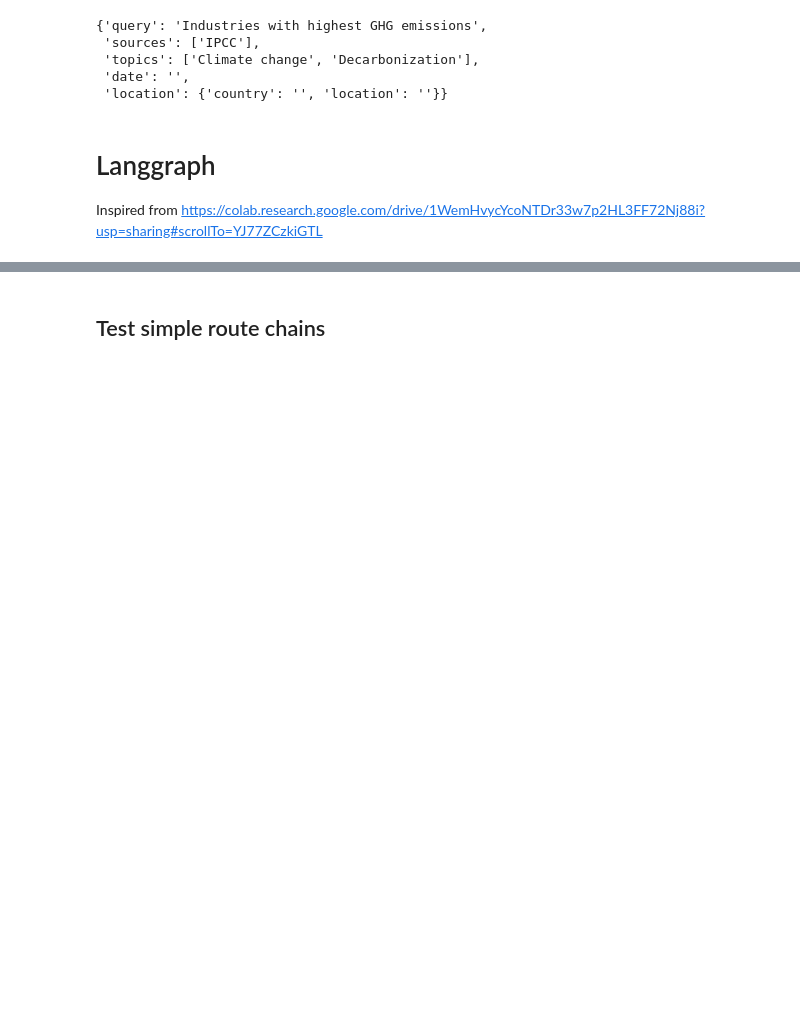
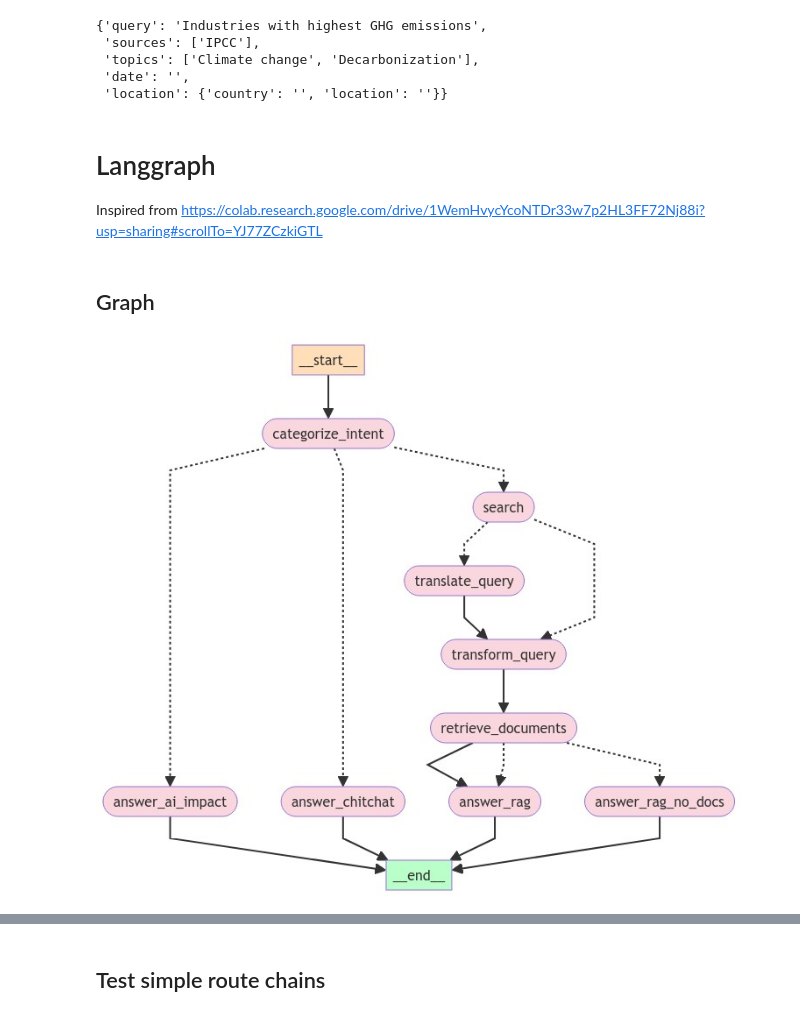
Before and after one commit to dorabijvoet/climate-question-answering, a Jupyter notebook: sandbox/20240310 - CQA - Semantic Routing 1.ipynb, the cells around one changed output, grey strips where cells are left out. Saved outputs shown, nothing was run; the diff lists cells and outputs as text; code cells hidden in the pictures; blank space fills up the shorter version.

```diff
--- a/sandbox/20240310 - CQA - Semantic Routing 1.ipynb
+++ b/sandbox/20240310 - CQA - Semantic Routing 1.ipynb
@@ -17,3 +19,15 @@ True
 # %%
 from climateqa.engine.llm import get_llm
 llm = get_llm(provider="openai")
+# %%
+from climateqa.engine.reranker import get_reranker
+
+reranker = get_reranker("large")
+# from rerankers import Reranker
+# # Specific flashrank model.
+# # reranker = Reranker('ms-marco-TinyBERT-L-2-v2', model_type='flashrank')
+# # reranker = Reranker('ms-marco-MiniLM-L-12-v2', model_type='flashrank')
+# # reranker = Reranker('cross-encoder/ms-marco-MiniLM-L-4-v2', model_type='cross-encoder')
+# # reranker = Reranker("mixedbread-ai/mxbai-rerank-xsmall-v1", model_type='cross-encoder')
+# # reranker = Reranker("mixedbread-ai/mxbai-rerank-xsmall-v1", model_type='cross-encoder')
+# reranker = Reranker("cohere", lang='en', api_key = "XXX")
@@ -167,3 +192,12 @@ rewriter_chain.invoke({"input":question})
 # %% [markdown]
 # Langgraph
 Inspired from https://colab.research.google.com/drive/1WemHvycYcoNTDr33w7p2HL3FF72Nj88i?usp=sharing#scrollTo=YJ77ZCzkiGTL
+# %% [markdown]
+## Graph
+# %%
+from climateqa.engine.graph import make_graph_agent,display_graph
+agent = make_graph_agent(llm,vectorstore,reranker)
+# %%
+display_graph(agent)
+# %% [output]
+[figure, added]
```
Also changed, not shown: parts of 43 cells of this notebook, 13 other files.
